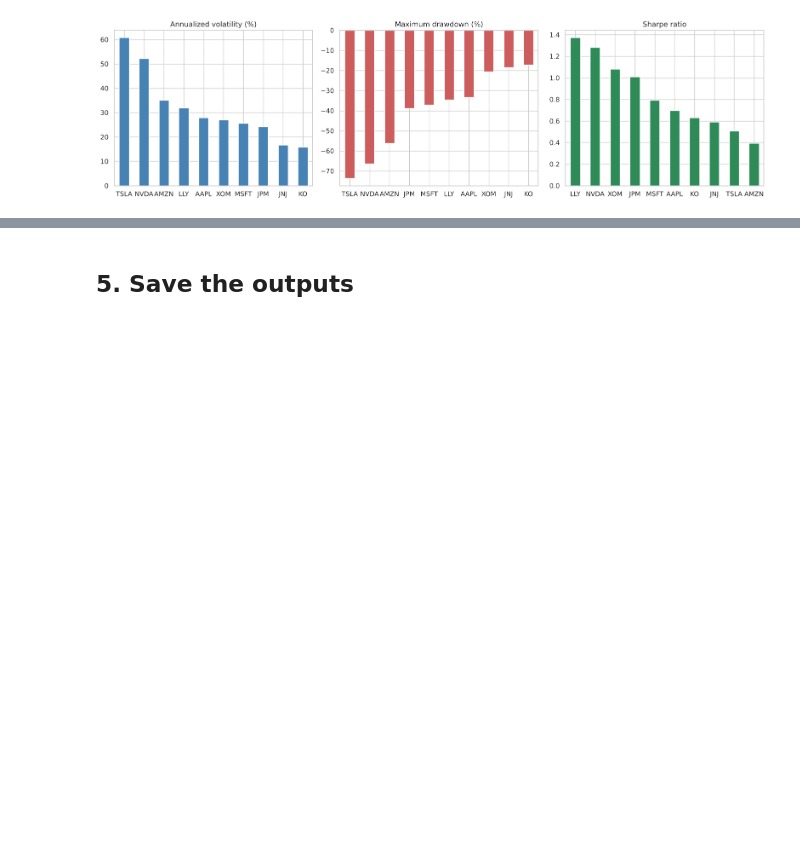
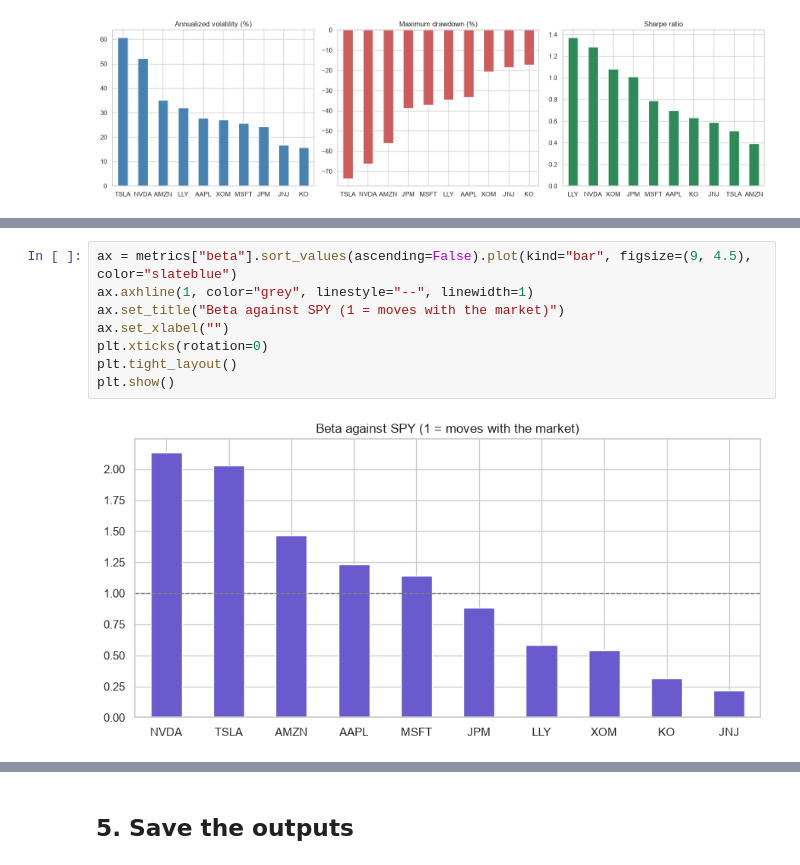
Before and after one commit to basmala5essam/MarketPulse-Graduation-Project-, a Jupyter notebook: notebooks/risk_analysis/04_risk_engine.ipynb, the cells around one changed output, grey strips where cells are left out. Drawn from its saved outputs; the diff is of its cells as text; blank space fills up the shorter version.

```diff
--- a/notebooks/risk_analysis/04_risk_engine.ipynb
+++ b/notebooks/risk_analysis/04_risk_engine.ipynb
@@ -151,3 +177,13 @@ plt.show()
+# %%
+ax = metrics["beta"].sort_values(ascending=False).plot(kind="bar", figsize=(9, 4.5), color="slateblue")
+ax.axhline(1, color="grey", linestyle="--", linewidth=1)
+ax.set_title("Beta against SPY (1 = moves with the market)")
+ax.set_xlabel("")
+plt.xticks(rotation=0)
+plt.tight_layout()
+plt.show()
+# %% [output]
+[figure, added]
 # %%
 fig, ax = plt.subplots(figsize=(8, 6.5))
 sns.heatmap(corr, annot=True, fmt=".2f", cmap="RdYlBu_r", vmin=-1, vmax=1,
```
Also changed, not shown: parts of 13 cells of this notebook, 1 other file.
